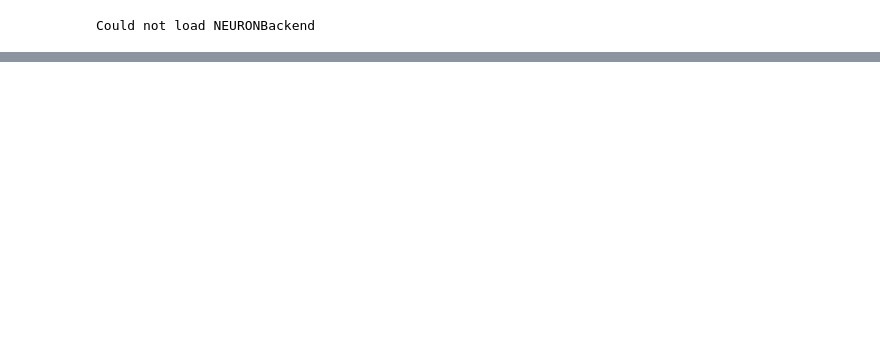
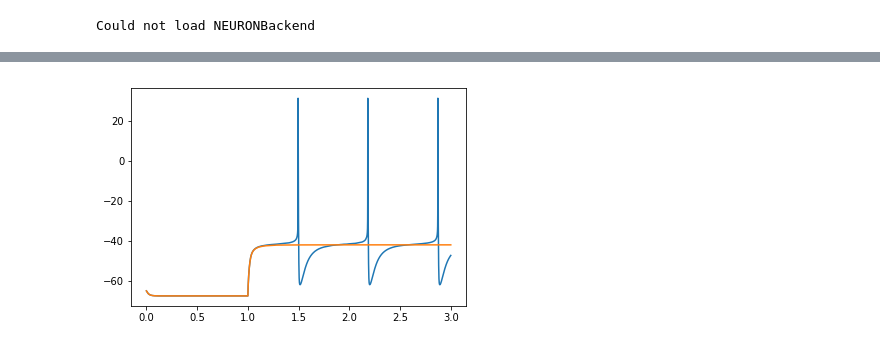
Before and after one commit to JustasB/OlfactoryBulb, a Jupyter notebook: ephyz-validation.ipynb, the cells around one changed output, grey strips where cells are left out. Cells and saved outputs as stored; diff of their text form; code cells hidden in the pictures; blank space fills up the shorter version.

```diff
--- a/ephyz-validation.ipynb
+++ b/ephyz-validation.ipynb
@@ -60,0 +161,4 @@ Could not load NEURONBackend
+# %%
+rb = RheobaseTestYu2015().generate_prediction(model)
+# %% [output]
+[figure, added]
```
Also changed, not shown: parts of 27 cells of this notebook, 16 other files.
